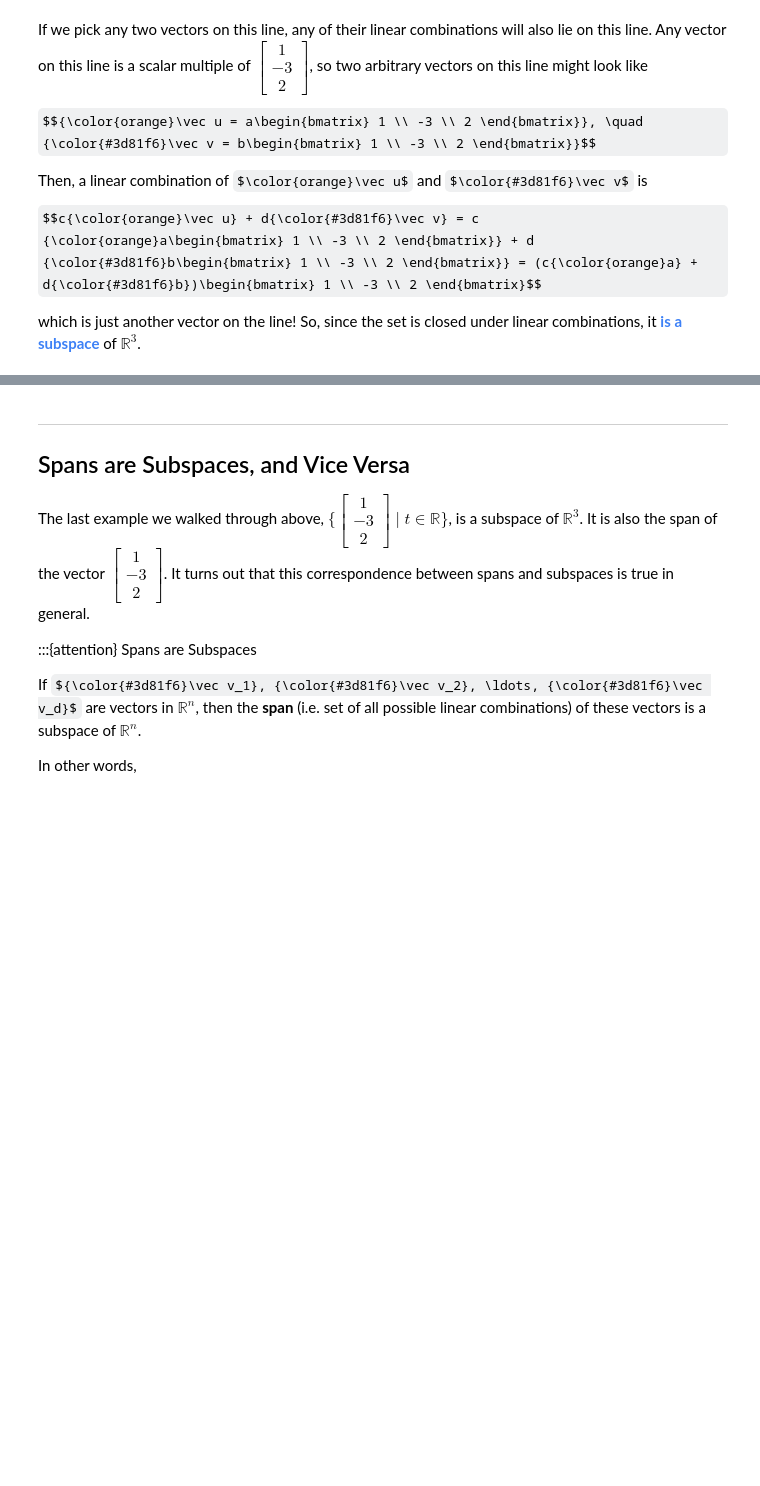
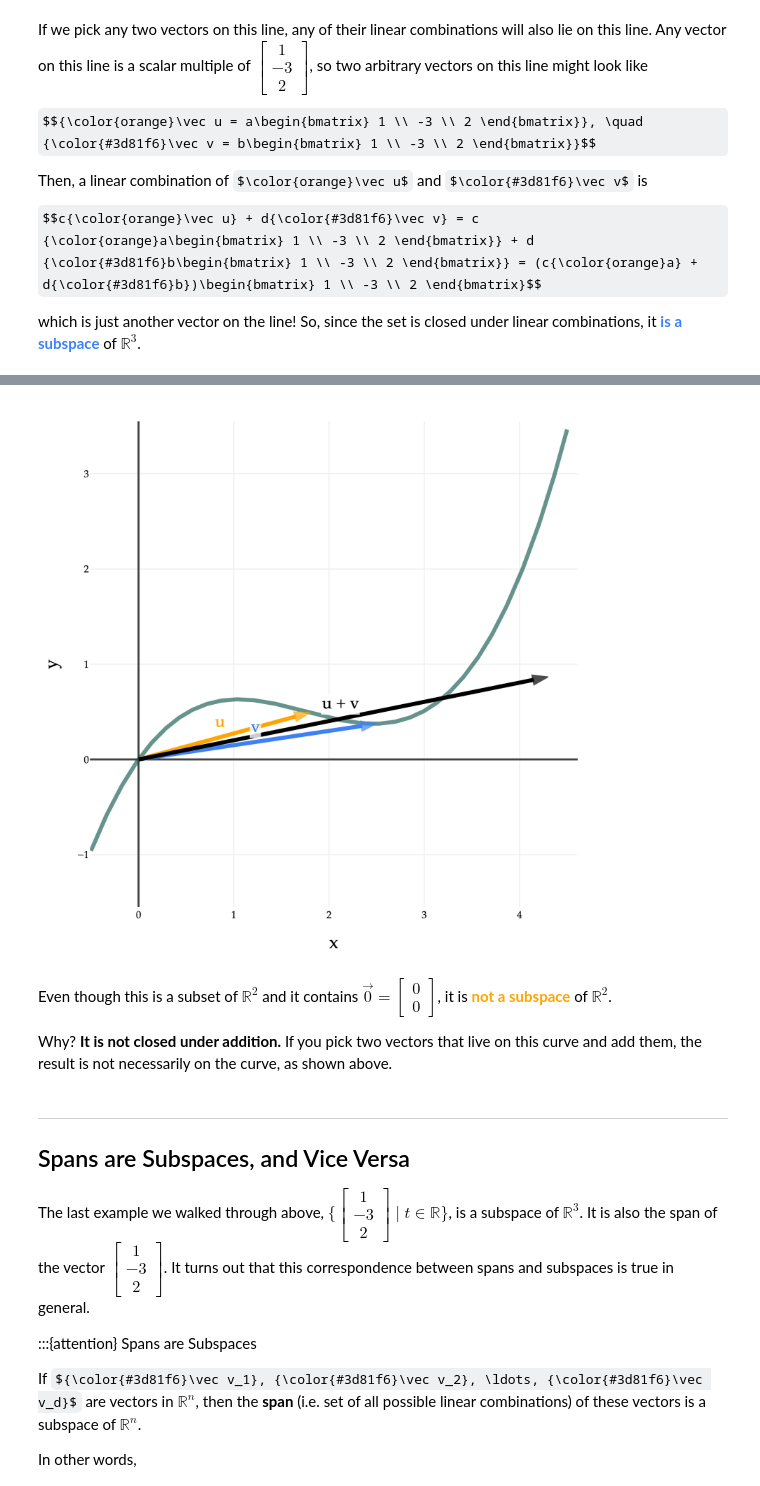
Before and after one commit to eecs245/notes, a Jupyter notebook: 04_linear_independence/03-vector-spaces-basis-dimension.ipynb, the cells around one changed output, grey strips where cells are left out. Cells and saved outputs as stored; diff of their text form; code cells hidden in the pictures; some formulas as TeX source; blank space fills up the shorter version.

```diff
--- a/04_linear_independence/03-vector-spaces-basis-dimension.ipynb
+++ b/04_linear_independence/03-vector-spaces-basis-dimension.ipynb
@@ -439,3 +449,82 @@ which is just another vector on the line! So, since the set is closed under line
+# %%
+import numpy as np
+import plotly.graph_objects as go
+from utils import plot_vectors
+
+def f(x):
+    # A cubic with a little shape that still passes through the origin
+    return 0.18 * x**3 - 0.95 * x**2 + 1.4 * x
+
+x = np.linspace(-0.5, 4.5, 500)
+y = f(x)
+
+u = np.array([1.8, f(1.8)])
+v = np.array([2.5, f(2.5)])
+uv = u + v
+curve_point_same_x = np.array([uv[0], f(uv[0])])
+
+fig = plot_vectors([
+    (tuple(u), "orange", "u"),
+    (tuple(v), "#3d81f6", "v"),
+    (tuple(uv), "black", "u + v"),
+], show_axis_labels=True, vdeltax=0.15, vdeltay=0.15)
+
+fig.add_trace(go.Scatter(
+    x=x,
+    y=y,
+    mode="lines",
+    line=dict(color="rgba(0,77,64,0.6)", width=4),  # use the green from the previous line example
+    hovertemplate="(%{x:.2f}, %{y:.2f})<extra></extra>",
+    showlegend=False,
+))
+
+# Keep the cubic behind the vectors for readability
+fig.data = (fig.data[-1],) + fig.data[:-1]
+
+# Removed the vertical dotted line
+# Removed annotation for "endpoint of u + v"
+
+fig.update_xaxes(
+    range=[-0.5, 4.6],
+    showgrid=True,
+    gridcolor="#f0f0f0",
+    zeroline=True,
+    zerolinecolor="#444",
+    zerolinewidth=2,
+    showline=False,
+)
+fig.update_yaxes(
+    range=[-1.5, 3.5],
+    showgrid=True,
+    gridcolor="#f0f0f0",
+    zeroline=True,
+    zerolinecolor="#444",
+    zerolinewidth=2,
+    showline=False,
+)
+
+fig.update_layout(
+    plot_bgcolor="white",
+    paper_bgcolor="white",
+    font_family="Palatino",
+    margin=dict(l=20, r=20, t=20, b=20),
+    xaxis_title="x",
+    yaxis_title="y",
+    xaxis=dict(
+        scaleanchor="y",
+        scaleratio=1,
+    ),
+    width=550,
+    height=550,
+)
+
+fig.show(renderer='png', scale=3)
+# %% [output]
+[figure, added]
+# %% [markdown]
+Even though this is a subset of $\mathbb{R}^2$ and it contains $\vec 0 = \begin{bmatrix} 0 \\ 0 \end{bmatrix}$, it is <span style="color:orange; font-weight:bold">not a subspace</span> of $\mathbb{R}^2$.
+
+Why? **It is not closed under addition.** If you pick two vectors that live on this curve and add them, the result is not necessarily on the curve, as shown above.
 # %% [markdown]
 ---
 
```
Also changed, not shown: parts of 6 cells of this notebook, 56 other files.
